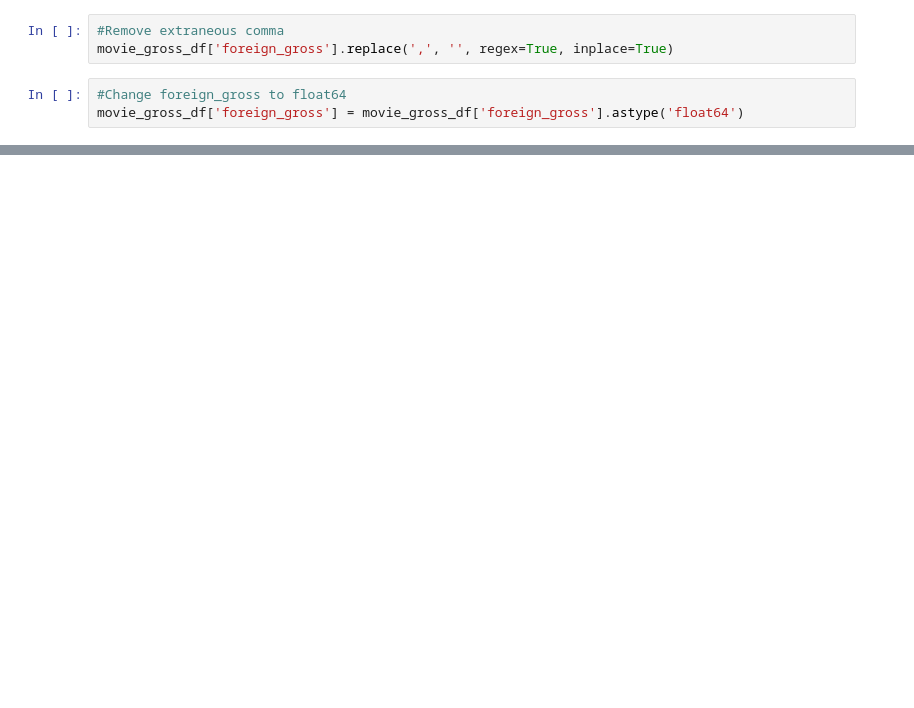
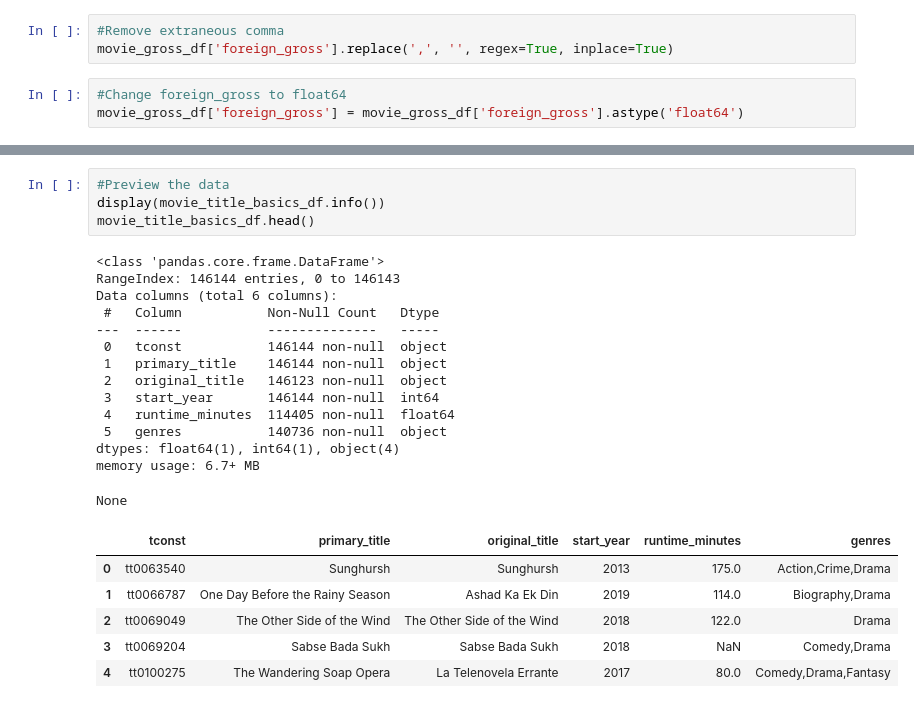
Before and after one commit to jonvis23/Movie-Industry-Analysis, a Jupyter notebook: movies-analysis.ipynb, the cells around one changed output, grey strips where cells are left out. Cells and saved outputs as stored; diff of their text form; blank space fills up the shorter version.

```diff
--- a/movies-analysis.ipynb
+++ b/movies-analysis.ipynb
@@ -85,0 +313,25 @@ movie_gross_df.info()
+# %%
+#Preview the data
+display(movie_title_basics_df.info())
+movie_title_basics_df.head()
+# %% [output]
+<class 'pandas.core.frame.DataFrame'>
+RangeIndex: 146144 entries, 0 to 146143
+Data columns (total 6 columns):
+ #   Column           Non-Null Count   Dtype
+---  ------           --------------   -----
+ 0   tconst           146144 non-null  object
+ 1   primary_title    146144 non-null  object
+ 2   original_title   146123 non-null  object
+ 3   start_year       146144 non-null  int64
+ 4   runtime_minutes  114405 non-null  float64
+ 5   genres           140736 non-null  object
+dtypes: float64(1), int64(1), object(4)
+memory usage: 6.7+ MB
+None
+|  | tconst | primary_title | original_title | start_year | runtime_minutes | genres |
+| 0 | tt0063540 | Sunghursh | Sunghursh | 2013 | 175.0 | Action,Crime,Drama |
+| 1 | tt0066787 | One Day Before the Rainy Season | Ashad Ka Ek Din | 2019 | 114.0 | Biography,Drama |
+| 2 | tt0069049 | The Other Side of the Wind | The Other Side of the Wind | 2018 | 122.0 | Drama |
+| 3 | tt0069204 | Sabse Bada Sukh | Sabse Bada Sukh | 2018 | NaN | Comedy,Drama |
+| 4 | tt0100275 | The Wandering Soap Opera | La Telenovela Errante | 2017 | 80.0 | Comedy,Drama,Fantasy |
```
Also changed, not shown: parts of 33 cells of this notebook.
